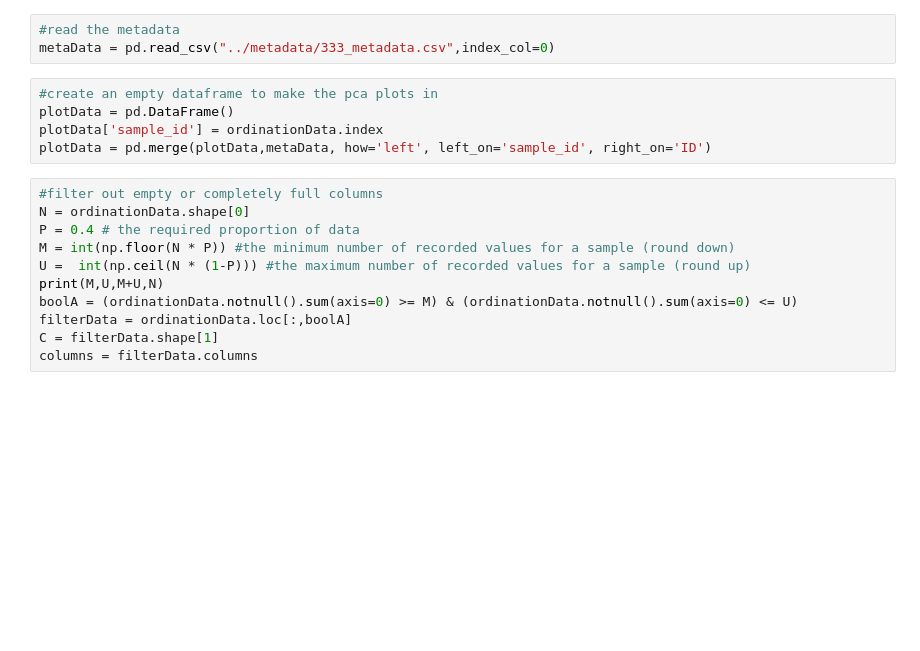
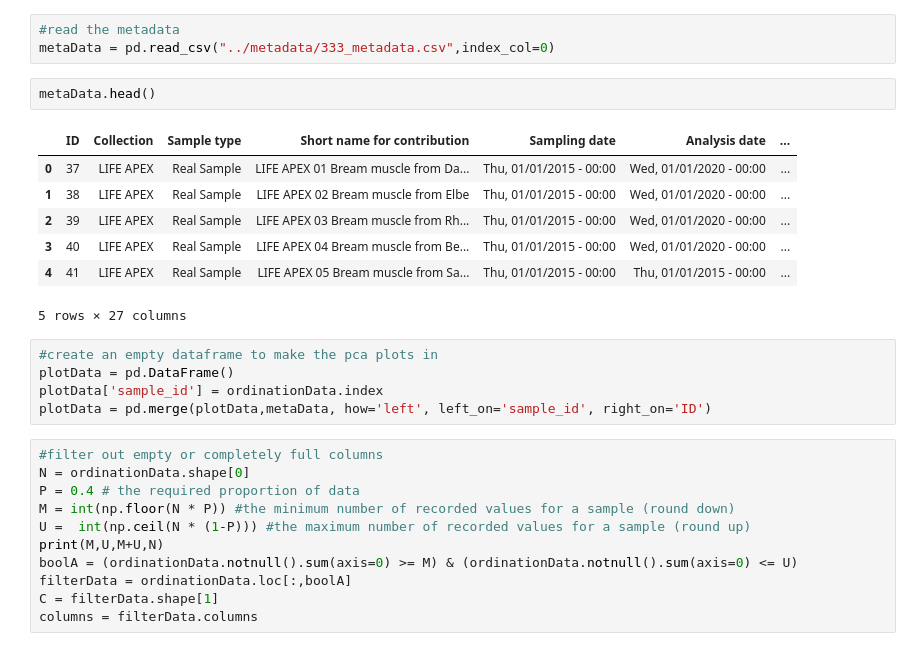
Before and after one commit to NERC-CEH/DSFP-PyExplorer, a Jupyter notebook: notebooks/missingness.ipynb, the cells around one changed output. Saved outputs shown, nothing was run; the diff lists cells and outputs as text; blank space fills up the shorter version.

```diff
--- a/notebooks/missingness.ipynb
+++ b/notebooks/missingness.ipynb
@@ -17,6 +53,16 @@ ordinationData = pd.read_csv("../ordination/333_ordination.csv",index_col=0)
 # %%
 #read the metadata
 metaData = pd.read_csv("../metadata/333_metadata.csv",index_col=0)
+# %%
+metaData.head()
+# %% [output]
+|  | ID | Collection | Sample type | Short name for contribution | Sampling date | Analysis date | ... |
+| 0 | 37 | LIFE APEX | Real Sample | LIFE APEX 01 Bream muscle from Da... | Thu, 01/01/2015 - 00:00 | Wed, 01/01/2020 - 00:00 | ... |
+| 1 | 38 | LIFE APEX | Real Sample | LIFE APEX 02 Bream muscle from Elbe | Thu, 01/01/2015 - 00:00 | Wed, 01/01/2020 - 00:00 | ... |
+| 2 | 39 | LIFE APEX | Real Sample | LIFE APEX 03 Bream muscle from Rh... | Thu, 01/01/2015 - 00:00 | Wed, 01/01/2020 - 00:00 | ... |
+| 3 | 40 | LIFE APEX | Real Sample | LIFE APEX 04 Bream muscle from Be... | Thu, 01/01/2015 - 00:00 | Wed, 01/01/2020 - 00:00 | ... |
+| 4 | 41 | LIFE APEX | Real Sample | LIFE APEX 05 Bream muscle from Sa... | Thu, 01/01/2015 - 00:00 | Thu, 01/01/2015 - 00:00 | ... |
+5 rows × 27 columns
 # %%
 #create an empty dataframe to make the pca plots in
 plotData = pd.DataFrame()
```
Also changed, not shown: parts of 4 cells of this notebook, 15 other files.
